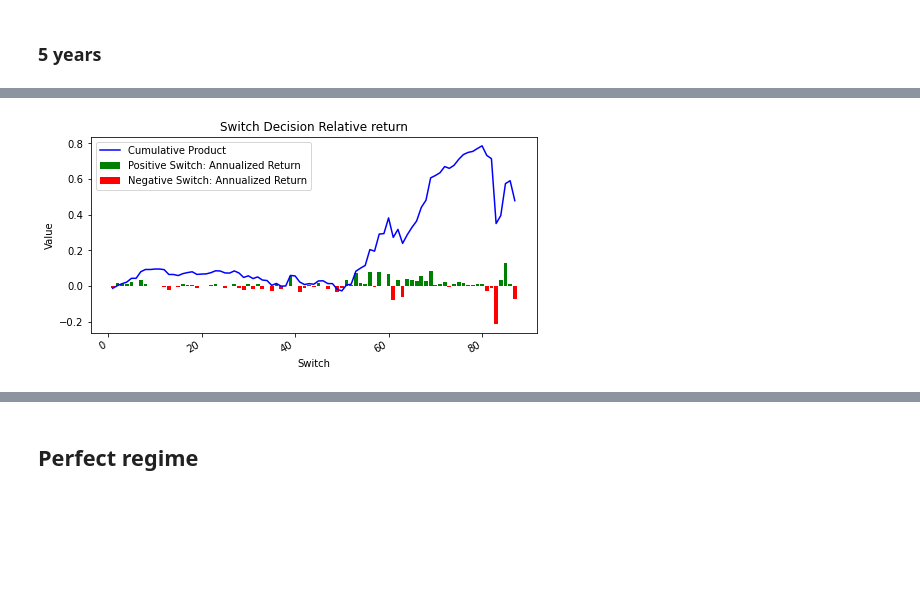
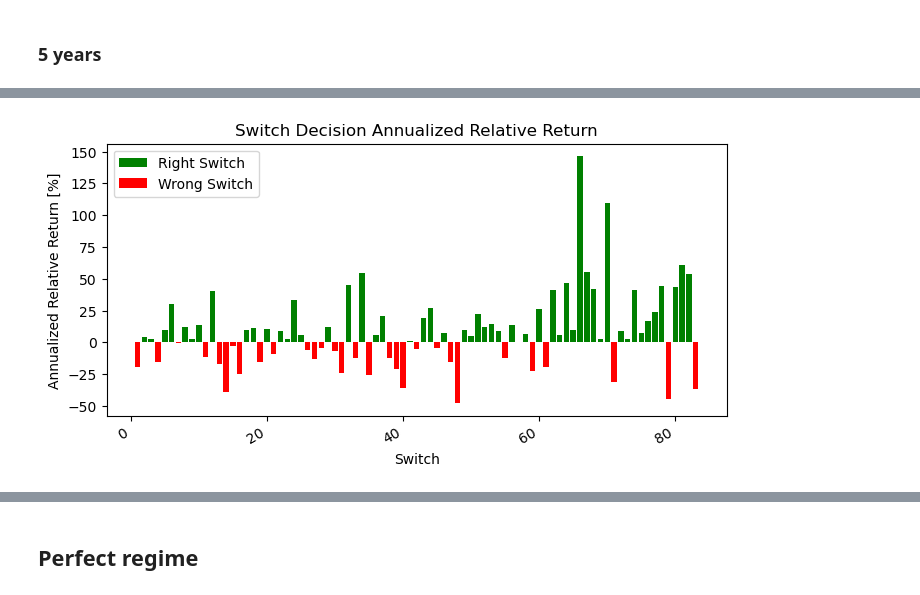
Before and after one commit to arnaudfelber/MRSM_Thesis, a Jupyter notebook: regime_switching_final.ipynb, the cells around one changed output, grey strips where cells are left out. Cells and saved outputs as stored; diff of their text form; code cells hidden in the pictures; blank space fills up the shorter version.

```diff
--- a/regime_switching_final.ipynb
+++ b/regime_switching_final.ipynb
@@ -854,0 +910,9 @@ plt.show()
+# %%
+N_time_MOM, N_time_LOW_VOL, switch_count, start_date, end_date, switch_df = f.analyze_regime_switches(expanding_regime)
+print(f'Final Model Switch Statistics:')
+print(f'The model allows {N_time_MOM} weeks to the Momentum portfolio.')
+print(f'The model allows {N_time_LOW_VOL} weeks to the Minimum Volatility  portfolio.')
+if switch_df.empty:
+    print(f'There were no switches made during the period between {start_date} and {end_date}.')
+else:
+    print(f'The model does {switch_count} switches during the period between {start_date} and {end_date}.')
@@ -991,7 +1062,7 @@ results_dict = {
 }
 
 # Define the portfolios to analyze
-portfolios = ['MSCI World Minimum Volatility', 'MSCI World Momentum', 'MSCI World','Regime Switching Model']
+portfolios = ['MSCI World','MSCI World Minimum Volatility', 'MSCI World Momentum','Regime Switching Model']
 
 
 # Parse the start and end dates to get the years
@@ -1036,11 +1107,11 @@ plt.figure(figsize=(16,10))
 bar_width = 0.18
 years = pivoted_df.index
 for i, portfolio in enumerate(portfolios):
-    plt.bar(np.arange(len(years)) + i * bar_width, pivoted_df[portfolio], bar_width, label=portfolio, color=palette[i])
+    plt.bar(np.arange(len(years)) + i * bar_width, pivoted_df[portfolio]*100, bar_width, label=portfolio, color=palette[i])
 plt.xticks(np.arange(len(years)) + (len(portfolios) - 1) * bar_width / 2, years)
 plt.title('3-Year Rolling Window - Cumulative Returns')
 plt.xlabel('Year')
-plt.ylabel('Cumulative Return')
+plt.ylabel('Cumulative Return [%]')
 plt.legend(title='Portfolio', loc='upper left')
 plt.tight_layout()
 plt.savefig('images/rolling_3.png', dpi=300)
@@ -1050,7 +1121,7 @@ plt.show()
 # %% [markdown]
 ### 5 years
 # %%
-# Define the rolling window size (3 years)
+# Define the rolling window size (5 years)
 window_size = 5 * 52
 
 results_dict = {
@@ -1078,8 +1149,6 @@ for year in range(start_year, end_year + 1):
         # Filter the returns DataFrame to the current window
         window_returns = returns.loc[start_date:end_date]
 
-
-
         # Check if the window_returns DataFrame is not empty
         if not window_returns.empty and window_returns[portfolio].notna().all():
             cum_return = (1 + window_returns[portfolio]).cumprod().iloc[-1] - 1
@@ -1105,11 +1174,11 @@ plt.figure(figsize=(16,10))
 bar_width = 0.18
 years = pivoted_df.index
 for i, portfolio in enumerate(portfolios):
-    plt.bar(np.arange(len(years)) + i * bar_width, pivoted_df[portfolio], bar_width, label=portfolio, color=palette[i])
+    plt.bar(np.arange(len(years)) + i * bar_width, pivoted_df[portfolio]*100, bar_width, label=portfolio, color=palette[i])
 plt.xticks(np.arange(len(years)) + (len(portfolios) - 1) * bar_width / 2, years)
 plt.title('5-Year Rolling Window - Cumulative Returns')
 plt.xlabel('Year')
-plt.ylabel('Cumulative Return')
+plt.ylabel('Cumulative Return [%]')
 plt.legend(title='Portfolio', loc='upper left')
 plt.tight_layout()
 plt.savefig('images/rolling_5.png', dpi=300)
@@ -1290,8 +1323,8 @@ split_perf['Good Switch'] = np.where((split_perf['Best Asset'] == 'MOM_T') | (sp
 split_perf['Bad Switch'] = np.where((split_perf['Worst Asset'] == 'MOM_T') | (split_perf['Worst Asset'] == 'LOW_T'), 1, 0)
 split_perf['Good Switch Value'] = split_perf['Good Switch']*(split_perf['Best Asset Value']- split_perf['Worst Asset Value'])
 split_perf['Bad Switch Value'] = split_perf['Bad Switch']*(split_perf['Worst Asset Value']- split_perf['Best Asset Value'])
-split_perf['Good Switch Value/time']= split_perf['Good Switch Value']/ ((split_perf['End Date'] - split_perf['Start Date']).dt.days+7) / 365.25
-split_perf['Bad Switch Value/time']= split_perf['Bad Switch Value']/ ((split_perf['End Date'] - split_perf['Start Date']).dt.days+7) / 365.25
+split_perf['Good Switch Value/time']= split_perf['Good Switch Value']/ (((split_perf['End Date'] - split_perf['Start Date']).dt.days+7) / 365.25)
+split_perf['Bad Switch Value/time']= split_perf['Bad Switch Value']/ (((split_perf['End Date'] - split_perf['Start Date']).dt.days+7) / 365.25)
 # %%
 bad = split_perf['Bad Switch'].sum()
 good = split_perf['Good Switch'].sum()
@@ -1304,31 +1353,29 @@ The regime switching allows 54 good switchs for 33 switchs for a right switch ra
 # %%
 # Split the data into positive and negative values
-positive_tot = tot[tot > 0]
-negative_tot = tot[tot <= 0]
+positive_tot = tot_time[tot_time > 0]
+negative_tot = tot_time[tot_time <= 0]
 
 
 # Create the figure and axis
 fig, ax = plt.subplots(figsize=(8, 4))
 
 # Bar plots for positive and negative values
-ax.bar(positive_tot.index, positive_tot, color='green', label='Positive Switch: Annualized Return')
-ax.bar(negative_tot.index, negative_tot, color='red', label='Negative Switch: Annualized Return')
+ax.bar(positive_tot.index, positive_tot*100, color='green', label='Right Switch')
+ax.bar(negative_tot.index, negative_tot*100, color='red', label='Wrong Switch')
 
-# Line plot for cumulative product
-ax.plot(tot_sum.index, tot_sum, color='blue', label='Cumulative Product')
 
 # Set titles and labels
-ax.set_title('Switch Decision Relative return')
+ax.set_title('Switch Decision Annualized Relative Return')
 ax.set_xlabel('Switch')
-ax.set_ylabel('Value')
+ax.set_ylabel('Annualized Relative Return [%]')
 
 # Format the x-axis to show dates properly
 fig.autofmt_xdate()  # Rotates and right-aligns the x labels so they don't overlap
 
 # Show legend
 plt.legend()
 plt.savefig('images/good_switch.png', dpi=300)
 # Display the plot
 plt.show()
 # %% [output]
-[figure, old version]
+[figure, new version]
```
Also changed, not shown: parts of 105 cells of this notebook, 26 other files.
